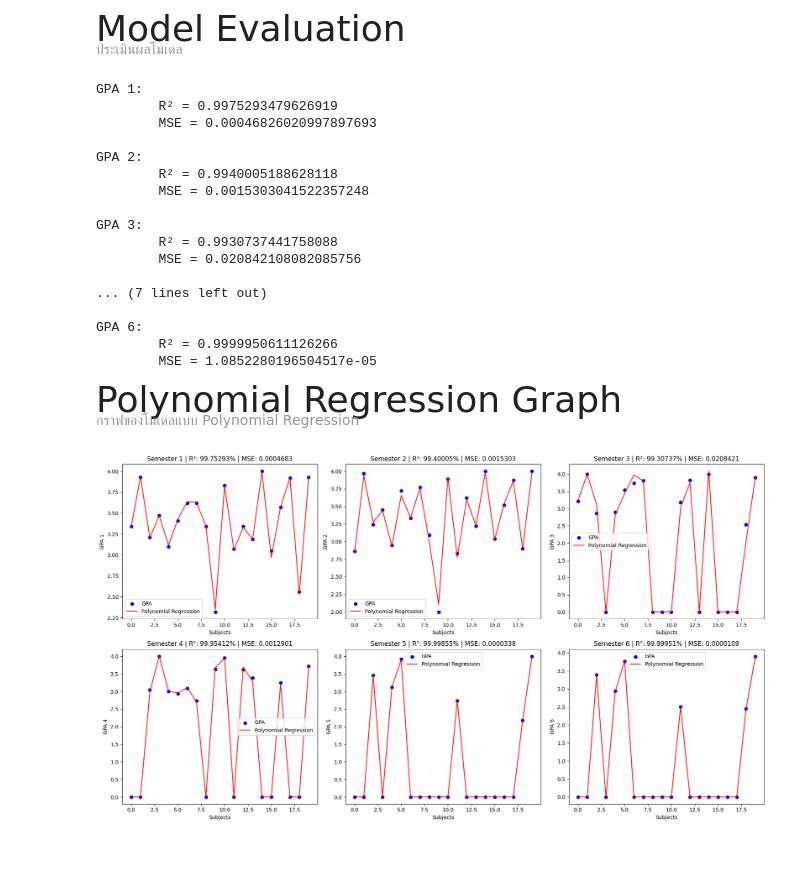
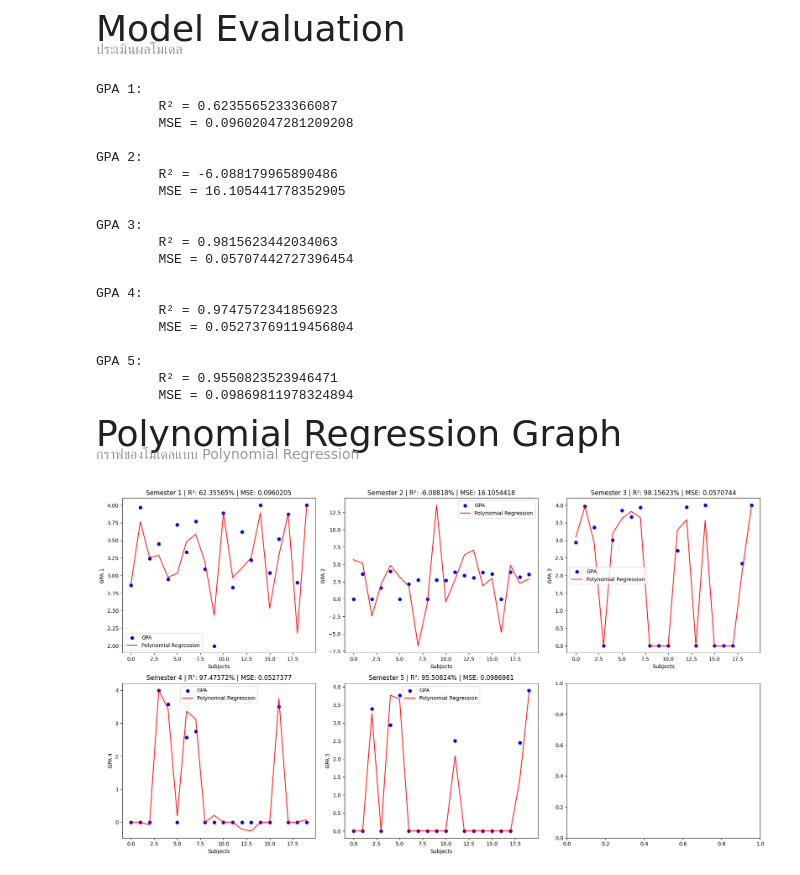
Before and after one commit to vachirasawin/codingSKT, a Jupyter notebook: model/PolynomialRegression.ipynb, the cells around one changed output. Saved outputs shown, nothing was run; the diff lists cells and outputs as text; code cells hidden in the pictures.

```diff
--- a/model/PolynomialRegression.ipynb
+++ b/model/PolynomialRegression.ipynb
@@ -36,22 +36,20 @@ X2 = ["thai_2", "english_basic_2", "english_add_2", "math_basic_2", "math_add_2"
 X3 = ["thai_3", "english_basic_3", "english_add_3", "math_basic_3", "math_add_3", "science_3", "physics_3", "chemistry_3", "biology_3", "computer_3", "robot_3", "social1_3", "social2_3", "health_3", "pe_3", "art_3", "career_3", "credits_studied_3", "credits_earned_3"]
 X4 = ["thai_4", "english_basic_4", "english_add_4", "math_basic_4", "math_add_4", "science_4", "physics_4", "chemistry_4", "biology_4", "computer_4", "robot_4", "social1_4", "social2_4", "health_4", "pe_4", "art_4", "career_4", "credits_studied_4", "credits_earned_4"]
 X5 = ["thai_5", "english_basic_5", "english_add_5", "math_basic_5", "math_add_5", "science_5", "physics_5", "chemistry_5", "biology_5", "computer_5", "social1_5", "social2_5", "health_5", "pe_5", "art_5", "credits_studied_5", "credits_earned_5"]
-X6 = ["thai_6", "english_basic_6", "english_add_6", "math_basic_6", "math_add_6", "science_6", "physics_6", "chemistry_6", "biology_6", "computer_6", "robot_6", "social1_6", "social2_6", "health_6", "pe_6", "art_6", "credits_studied_6", "credits_earned_6"]
 
-y1 = "gpa_1"
-y2 = "gpa_2"
-y3 = "gpa_3"
-y4 = "gpa_4"
-y5 = "gpa_5"
-y6 = "gpa_6"
+y1 = "gpa_2"
+y2 = "gpa_3"
+y3 = "gpa_4"
+y4 = "gpa_5"
+y5 = "gpa_6"
 
-X_array = [X1, X2, X3, X4, X5, X6]
-y_array = [y1, y2, y3, y4, y5, y6]
+X_array = [X1, X2, X3, X4, X5]
+y_array = [y1, y2, y3, y4, y5]
 # %% [markdown]
 <div style = "font-size: 36px;">Train-Test Split</div>
 <div style = "font-size: 14px; color: #9497a1;">แบ่ง Train และ Test</div>
 # %%
-random_state_array = [42, 42, 42, 45, 42, 42]
+random_state_array = [42, 37, 42, 45, 42]
 X_train_array = []
 X_test_array = []
 y_train_array = []
@@ -99,39 +97,43 @@ for i in range(len(modelArray)):
     print(f"GPA {i + 1}:\n\tR² = {r2}\n\tMSE = {mse}\n")
 # %% [output]
 GPA 1:
-        R² = 0.9975293479626919
-        MSE = 0.00046826020997897693
+        R² = 0.6235565233366087
+        MSE = 0.09602047281209208
 
 GPA 2:
-        R² = 0.9940005188628118
-        MSE = 0.0015303041522357248
+        R² = -6.088179965890486
+        MSE = 16.105441778352905
 
 GPA 3:
-        R² = 0.9930737441758088
-        MSE = 0.020842108082085756
+        R² = 0.9815623442034063
+        MSE = 0.05707442727396454
 
-... (7 lines left out)
+GPA 4:
+        R² = 0.9747572341856923
+        MSE = 0.05273769119456804
 
-GPA 6:
-        R² = 0.9999950611126266
-        MSE = 1.0852280196504517e-05
+GPA 5:
+        R² = 0.9550823523946471
+        MSE = 0.09869811978324894
 # %% [markdown]
 <div style = "font-size: 36px;">Polynomial Regression Graph</div>
 <div style = "font-size: 14px; color: #9497a1;">กราฟของโมเดลแบบ Polynomial Regression</div>
 # %%
 fig, axes = plt.subplots(2, 3, figsize = (18, 10))
 axes = axes.flatten()
 
 for i in range(len(modelArray)):
+    r2 = r2_score(y_test_array[i], y_preds[i]) * 100 if r2_score(y_test_array[i], y_preds[i]) >= 0 else r2_score(y_test_array[i], y_preds[i])
+
     ax = axes[i]
     ax.scatter(range(len(y_test_array[i])), y_test_array[i], color = "blue", label = "GPA")
     ax.plot(range(len(y_test_array[i])), y_preds[i], color = "red", label = "Polynomial Regression")
-    ax.set_title(f"Semester {i + 1} | R²: {r2_score(y_test_array[i], y_preds[i]) * 100:.5f}% | MSE: {mean_squared_error(y_test_array[i], y_preds[i]):.7f}")
+    ax.set_title(f"Semester {i + 1} | R²: {r2:.5f}% | MSE: {mean_squared_error(y_test_array[i], y_preds[i]):.7f}")
     ax.set_xlabel("Subjects")
     ax.set_ylabel(f"GPA {i + 1}")
     ax.legend()
 
 plt.tight_layout()
 plt.show()
 # %% [output]
-[figure, old version]
+[figure, new version]
```
Also changed, not shown: 22 other files.
